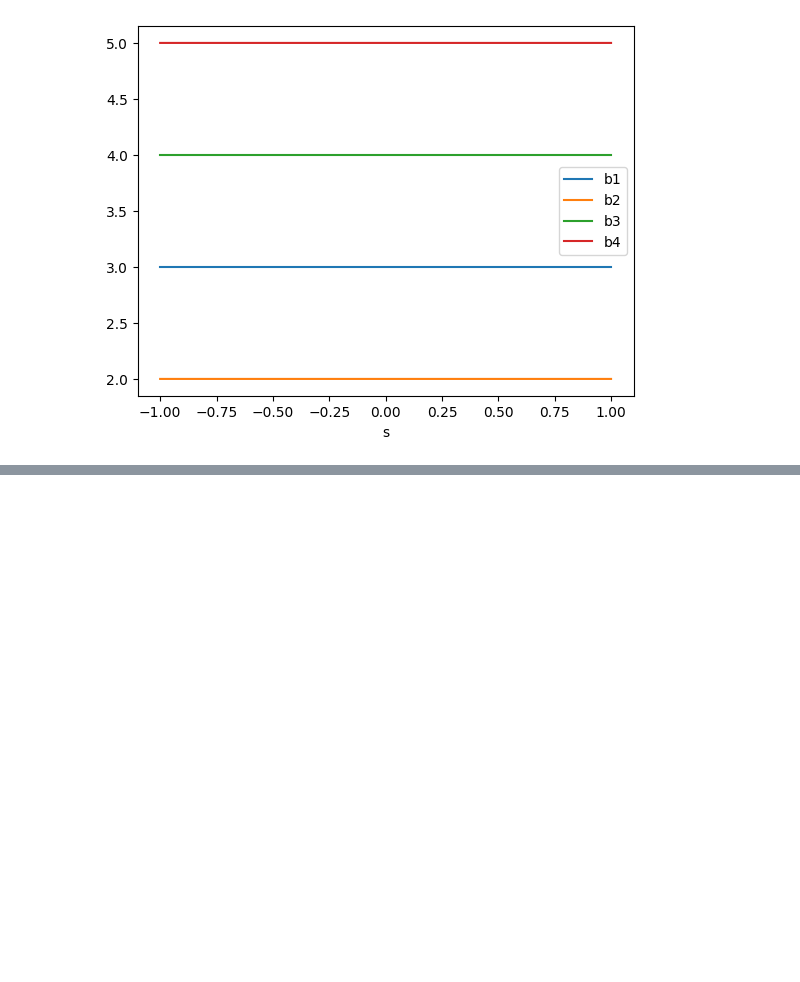
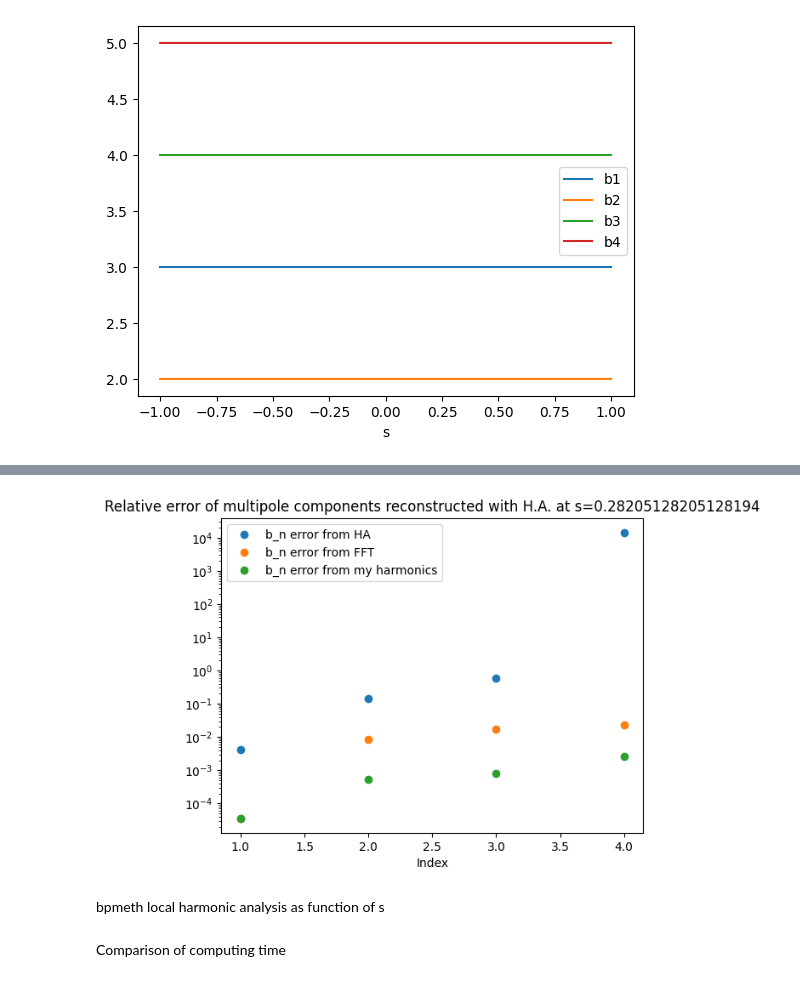
Before and after one commit to marcoliniF/bpmeth, a Jupyter notebook: preliminaryTrials/2.3abphiBABab_roundmeshgrid.ipynb, the cells around one changed output, grey strips where cells are left out. Cells and saved outputs as stored; diff of their text form; code cells hidden in the pictures; blank space fills up the shorter version.

```diff
--- a/preliminaryTrials/2.3abphiBABab_roundmeshgrid.ipynb
+++ b/preliminaryTrials/2.3abphiBABab_roundmeshgrid.ipynb
@@ -494,12 +635,17 @@ print("Original bn: ", b_coeffs)
 # %%
 p=4#how many values to plot
 
-plt.plot(range(1,len(a_coeffs[:p])+1), np.abs(a_coeffs[:p]-an[:p])/a_coeffs[:p], 'o', label='a_n error from HA')
+#plt.plot(range(1,len(a_coeffs[:p])+1), np.abs(a_coeffs[:p]-an[:p])/a_coeffs[:p], 'o', label='a_n error from HA')
 plt.yscale('log')
 plt.xlabel('Index')
 
 plt.title('Relative error of multipole components reconstructed with H.A. at s=' + str(s_fixed))
 plt.plot(range(1,len(b_coeffs[:p])+1), np.abs(b_coeffs[:p]-bn[:p])/max(b_coeffs[:p],b_coeffs[:p]), 'o', label='b_n error from HA')
 plt.plot(range(1,len(b_coeffs[:p])+1), np.abs(b_coeffs[:p]-bnfft[:p])/b_coeffs[:p], 'o', label='b_n error from FFT')
+plt.plot(range(1,len(b_coeffs[:p])+1), np.abs(b_coeffs[:p]-bcurl[:p])/b_coeffs[:p], 'o', label='b_n error from my harmonics' )
 plt.legend()
 plt.show()
+# %% [output]
+[figure, added]
+# %% [markdown]
+bpmeth local harmonic analysis as function of s
@@ -505,0 +658,2 @@ plt.show()
+# %% [markdown]
+Comparison of computing time
```
Also changed, not shown: parts of 15 cells of this notebook, 1 other file.
